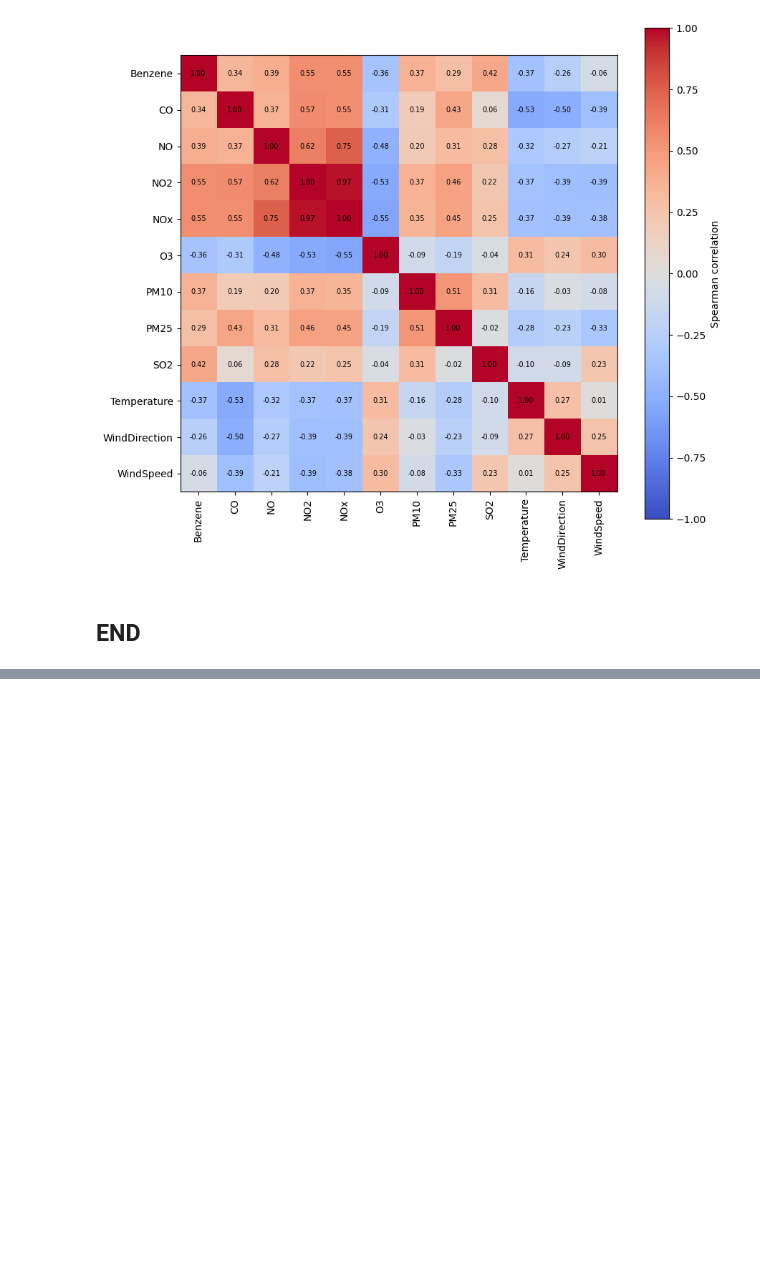
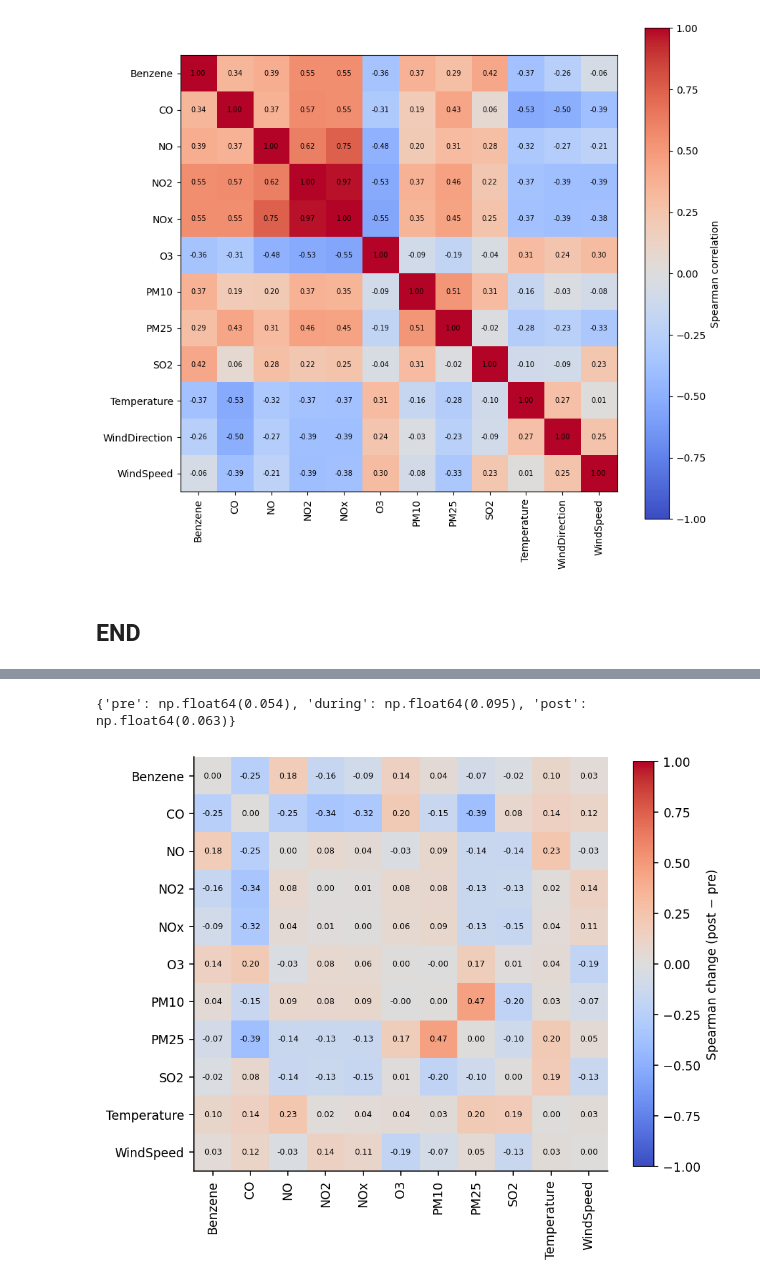
Before and after one commit to DuongAnhTran/AQI-Data-Analysis-Honours-Project, a Jupyter notebook: Dataset Characteristic (gafanha)/Characteristic.ipynb, the cells around one changed output, grey strips where cells are left out. Saved outputs shown, nothing was run; the diff lists cells and outputs as text; code cells hidden in the pictures; blank space fills up the shorter version.

```diff
--- a/Dataset Characteristic (gafanha)/Characteristic.ipynb
+++ b/Dataset Characteristic (gafanha)/Characteristic.ipynb
@@ -161,0 +284,21 @@ plt.show()
+# %%
+print({n: round(1.96 / np.sqrt((period == n).sum() - 3), 3) for n in order})
+# %% [output]
+{'pre': np.float64(0.054), 'during': np.float64(0.095), 'post': np.float64(0.063)}
+# %%
+gcols = [c for c in cols if c != "WindDirection"]   # angle, rank correlation meaningless
+d = daily[gcols]
+diff = d[period == "post"].corr(method="spearman") - d[period == "pre"].corr(method="spearman")
+
+fig, ax = plt.subplots(figsize=(6.5, 6))
+im = ax.imshow(diff, cmap="coolwarm", vmin=-1, vmax=1)
+ax.set_xticks(range(len(gcols)), gcols, rotation=90); ax.set_yticks(range(len(gcols)), gcols)
+for i in range(len(gcols)):
+    for j in range(len(gcols)):
+        v = diff.iloc[i, j]
+        ax.text(j, i, f"{v:.2f}", ha="center", va="center", fontsize=6,
+                color="white" if abs(v) > 0.6 else "black")
+fig.colorbar(im, label="Spearman change (post − pre)", shrink=0.8)
+plt.tight_layout(); plt.savefig("period_corr_diff.png"); plt.show()
+# %% [output]
+[figure, added]
```
Also changed, not shown: parts of 16 cells of this notebook, 7 other files.
